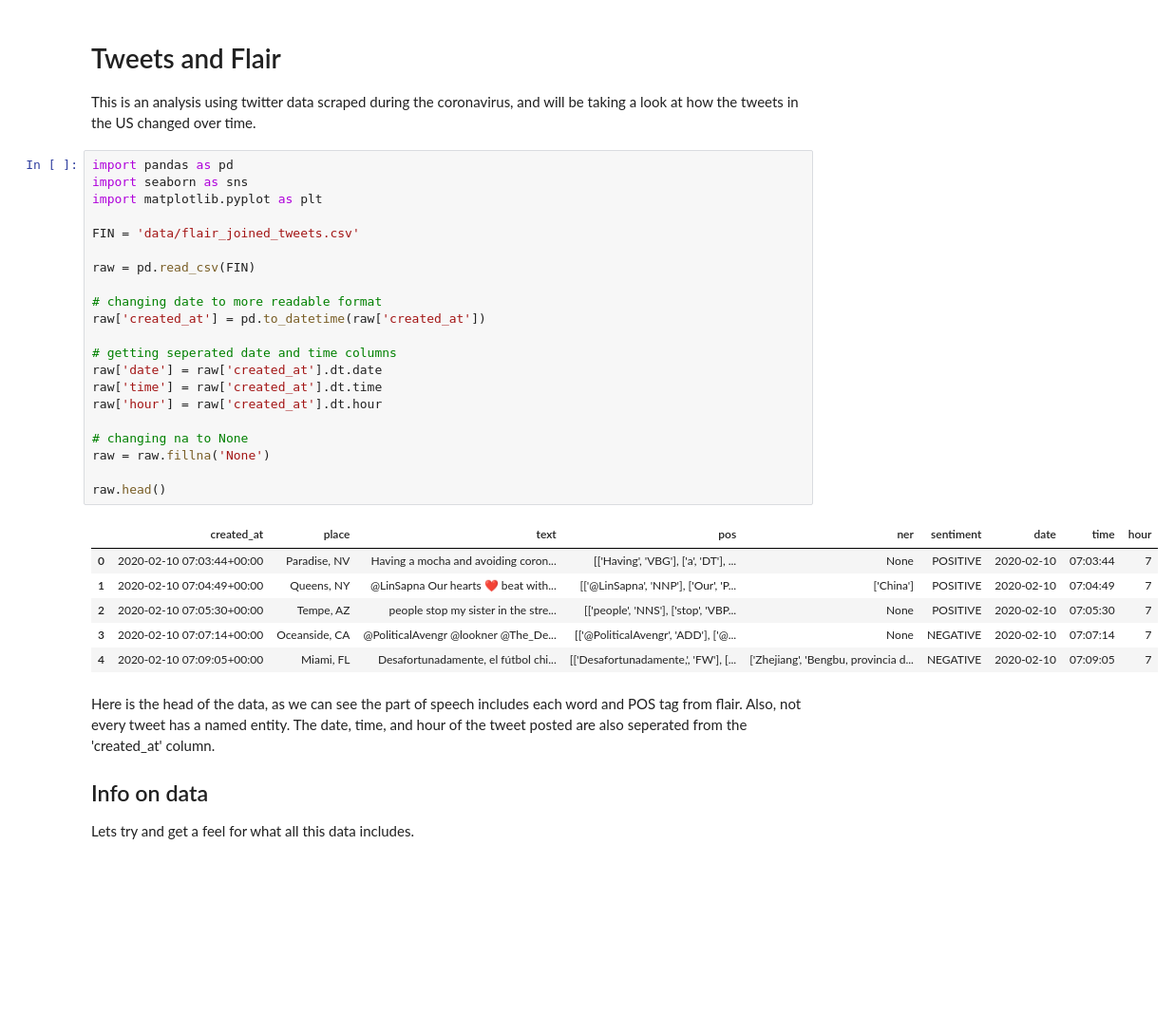
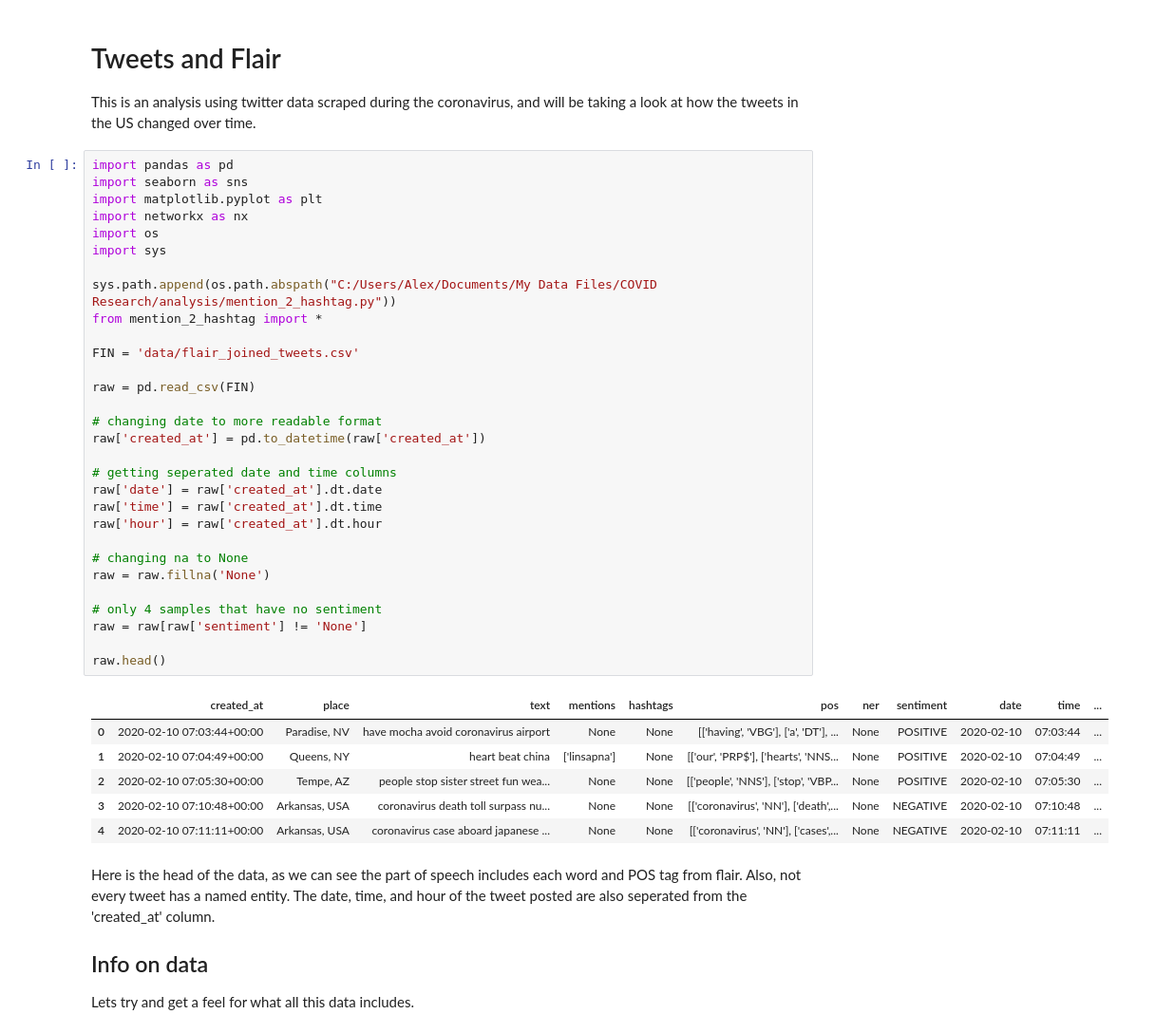
Before and after one commit to Alexander-Kahanek/COVID_Research, a Jupyter notebook: analysis/tweets_analysis.ipynb, the cells around one changed output. Shown at 95% size. Drawn from its saved outputs; the diff is of its cells as text; blank space fills up the shorter version.

```diff
--- a/analysis/tweets_analysis.ipynb
+++ b/analysis/tweets_analysis.ipynb
@@ -5,31 +5,40 @@ This is an analysis using twitter data scraped during the coronavirus, and will
 # %%
 import pandas as pd
 import seaborn as sns
 import matplotlib.pyplot as plt
+import networkx as nx
+import os
+import sys
+
+sys.path.append(os.path.abspath("C:/Users/Alex/Documents/My Data Files/COVID Research/analysis/mention_2_hashtag.py"))
+from mention_2_hashtag import *
 
 FIN = 'data/flair_joined_tweets.csv'
 
 raw = pd.read_csv(FIN)
 
 # changing date to more readable format
 raw['created_at'] = pd.to_datetime(raw['created_at'])
 
 # getting seperated date and time columns
 raw['date'] = raw['created_at'].dt.date
 raw['time'] = raw['created_at'].dt.time
 raw['hour'] = raw['created_at'].dt.hour
 
 # changing na to None
 raw = raw.fillna('None')
 
+# only 4 samples that have no sentiment
+raw = raw[raw['sentiment'] != 'None']
+
 raw.head()
 # %% [output]
-|  | created_at | place | text | pos | ner | sentiment | date | time | hour |
-| 0 | 2020-02-10 07:03:44+00:00 | Paradise, NV | Having a mocha and avoiding coron... | [['Having', 'VBG'], ['a', 'DT'], ... | None | POSITIVE | 2020-02-10 | 07:03:44 | 7 |
-| 1 | 2020-02-10 07:04:49+00:00 | Queens, NY | @LinSapna Our hearts ❤️ beat with... | [['@LinSapna', 'NNP'], ['Our', 'P... | ['China'] | POSITIVE | 2020-02-10 | 07:04:49 | 7 |
-| 2 | 2020-02-10 07:05:30+00:00 | Tempe, AZ | people stop my sister in the stre... | [['people', 'NNS'], ['stop', 'VBP... | None | POSITIVE | 2020-02-10 | 07:05:30 | 7 |
-| 3 | 2020-02-10 07:07:14+00:00 | Oceanside, CA | @PoliticalAvengr @lookner @The_De... | [['@PoliticalAvengr', 'ADD'], ['@... | None | NEGATIVE | 2020-02-10 | 07:07:14 | 7 |
-| 4 | 2020-02-10 07:09:05+00:00 | Miami, FL | Desafortunadamente, el fútbol chi... | [['Desafortunadamente,', 'FW'], [... | ['Zhejiang', 'Bengbu, provincia d... | NEGATIVE | 2020-02-10 | 07:09:05 | 7 |
+|  | created_at | place | text | mentions | hashtags | pos | ner | sentiment | date | time | ... |
+| 0 | 2020-02-10 07:03:44+00:00 | Paradise, NV | have mocha avoid coronavirus airport | None | None | [['having', 'VBG'], ['a', 'DT'], ... | None | POSITIVE | 2020-02-10 | 07:03:44 | ... |
+| 1 | 2020-02-10 07:04:49+00:00 | Queens, NY | heart beat china | ['linsapna'] | None | [['our', 'PRP$'], ['hearts', 'NNS... | None | POSITIVE | 2020-02-10 | 07:04:49 | ... |
+| 2 | 2020-02-10 07:05:30+00:00 | Tempe, AZ | people stop sister street fun wea... | None | None | [['people', 'NNS'], ['stop', 'VBP... | None | POSITIVE | 2020-02-10 | 07:05:30 | ... |
+| 3 | 2020-02-10 07:10:48+00:00 | Arkansas, USA | coronavirus death toll surpass nu... | None | None | [['coronavirus', 'NN'], ['death',... | None | NEGATIVE | 2020-02-10 | 07:10:48 | ... |
+| 4 | 2020-02-10 07:11:11+00:00 | Arkansas, USA | coronavirus case aboard japanese ... | None | None | [['coronavirus', 'NN'], ['cases',... | None | NEGATIVE | 2020-02-10 | 07:11:11 | ... |
 # %% [markdown]
 Here is the head of the data, as we can see the part of speech includes each word and POS tag from flair. Also, not every tweet has a named entity. The date, time, and hour of the tweet posted are also seperated from the 'created_at' column.
 
```
Also changed, not shown: parts of 9 cells of this notebook.
